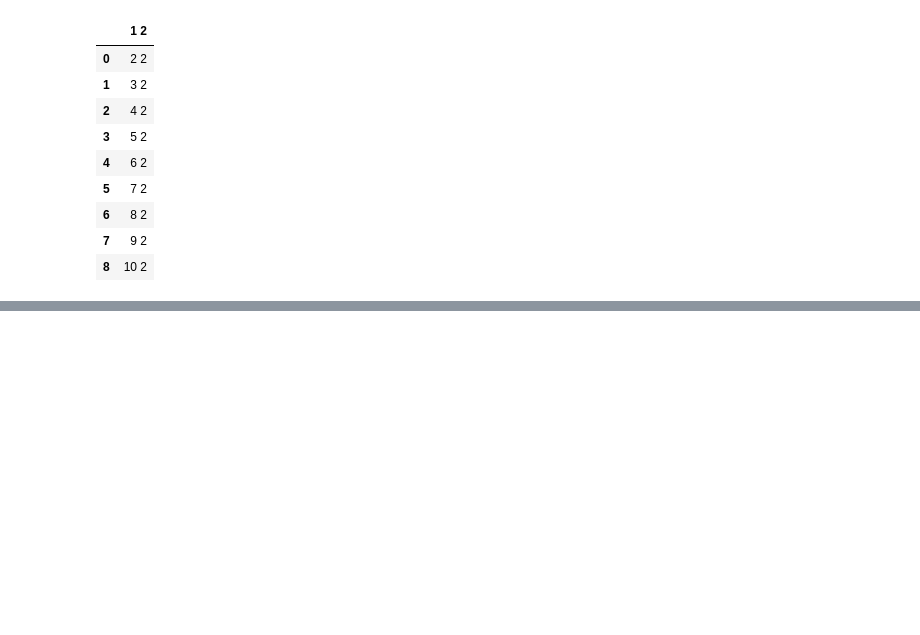
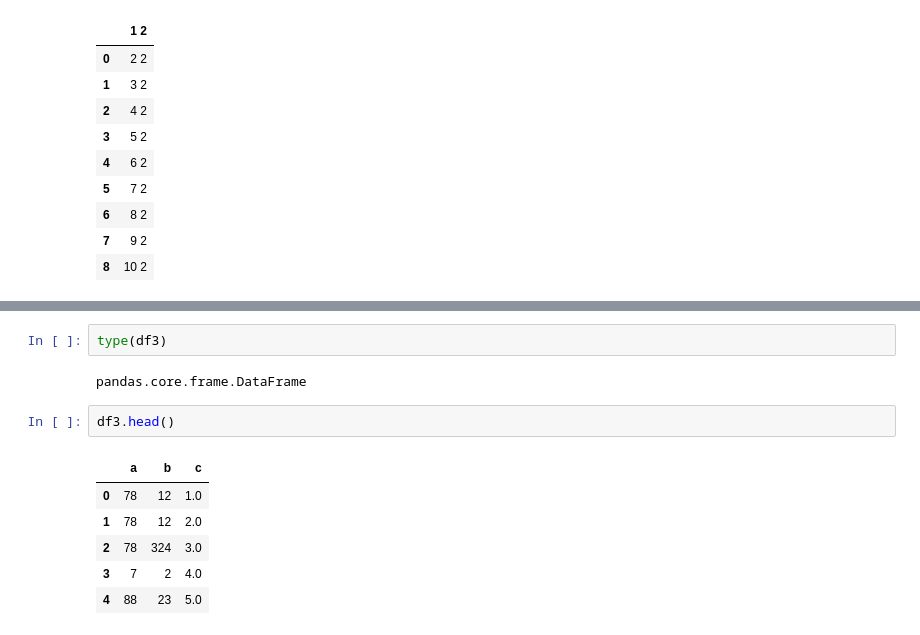
Before and after one commit to Akcanbasri/DataScienceAndMachineLearning, a Jupyter notebook: NumpyAndPandas/Pandas.ipynb, the cells around one changed output, grey strips where cells are left out. Cells and saved outputs as stored; diff of their text form; blank space fills up the shorter version.

Commit message:
End of Pandas

```diff
--- a/NumpyAndPandas/Pandas.ipynb
+++ b/NumpyAndPandas/Pandas.ipynb
@@ -1169,0 +1183,13 @@ ImportError: Missing optional dependency 'openpyxl'.  Use pip or conda to instal
+# %%
+type(df3)
+# %% [output]
+pandas.core.frame.DataFrame
+# %%
+df3.head()
+# %% [output]
+|  | a | b | c |
+| 0 | 78 | 12 | 1.0 |
+| 1 | 78 | 12 | 2.0 |
+| 2 | 78 | 324 | 3.0 |
+| 3 | 7 | 2 | 4.0 |
+| 4 | 88 | 23 | 5.0 |
```
Also changed, not shown: parts of 2 cells of this notebook.
